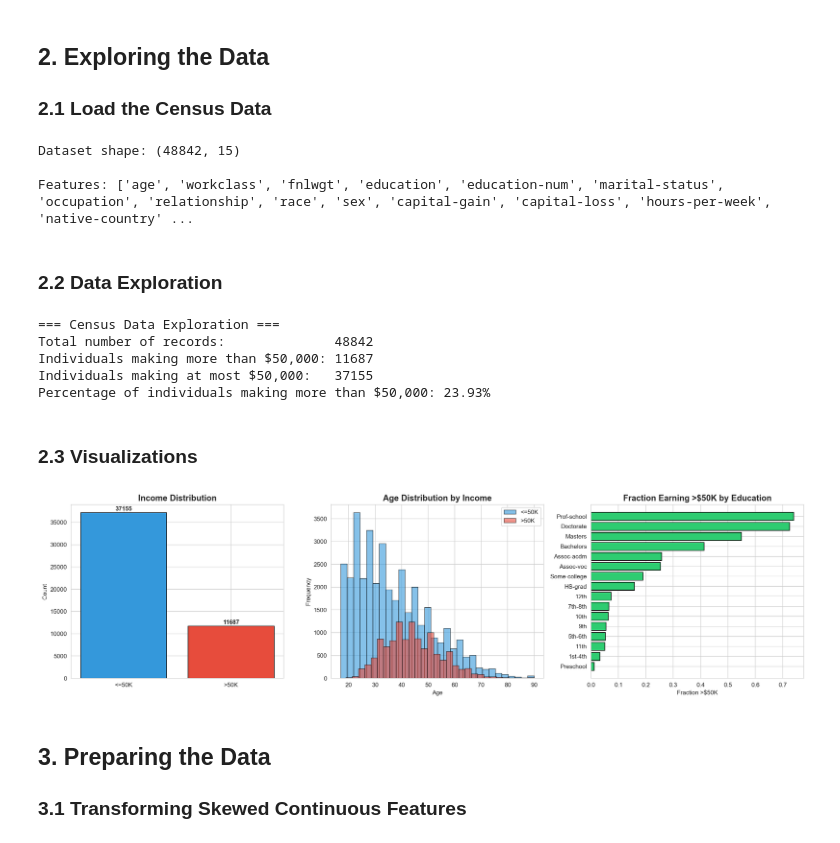
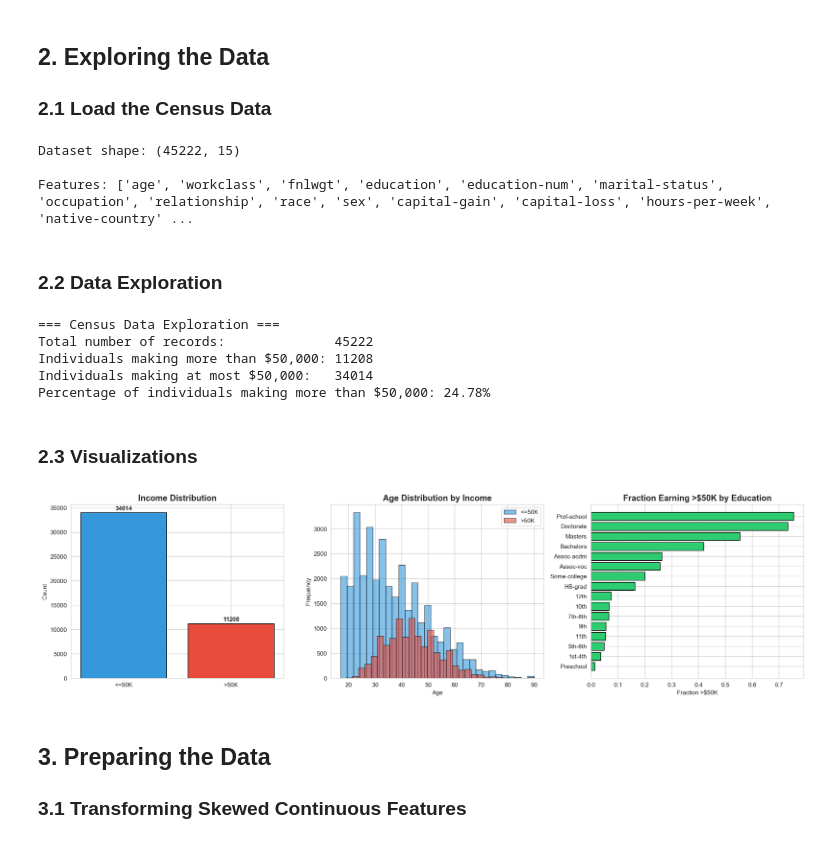
Before and after one commit to LeoLin990405/finding-donors-charityml, a Jupyter notebook: finding_donors.ipynb, the cells around one changed output. Drawn from its saved outputs; the diff is of its cells as text; code cells hidden in the pictures.

```diff
--- a/finding_donors.ipynb
+++ b/finding_donors.ipynb
@@ -41,21 +41,15 @@ Libraries loaded successfully.
 ### 2.1 Load the Census Data
 # %%
 # Load the Census dataset
-# The dataset is the UCI Census Income dataset
-from sklearn.datasets import fetch_openml
-
-data = fetch_openml('adult', version=2, as_frame=True, parser='auto')
-df = data.frame.copy()
-
-# Rename target column
-df = df.rename(columns={'class': 'class'})
+data = pd.read_csv('census.csv')
+df = data.copy()
 
 # Display basic info
 print(f"Dataset shape: {df.shape}")
 print(f"\nFeatures: {list(df.columns)}")
 df.head()
 # %% [output]
-Dataset shape: (48842, 15)
+Dataset shape: (45222, 15)
 
 Features: ['age', 'workclass', 'fnlwgt', 'education', 'education-num', 'marital-status', 'occupation', 'relationship', 'race', 'sex', 'capital-gain', 'capital-loss', 'hours-per-week', 'native-country' ...
 # %% [markdown]
@@ -63,8 +57,8 @@ Features: ['age', 'workclass', 'fnlwgt', 'education', 'education-num', 'marital-
 # %%
 # Data Exploration — Required by Rubric
 n_records = len(df)
-n_greater_50k = (df['class'] == '>50K').sum()
-n_at_most_50k = (df['class'] == '<=50K').sum()
+n_greater_50k = (df['income'] == '>50K').sum()
+n_at_most_50k = (df['income'] == '<=50K').sum()
 greater_percent = (n_greater_50k / n_records) * 100
 
 print("=== Census Data Exploration ===")
@@ -74,44 +68,44 @@ print(f"Individuals making at most $50,000:   {n_at_most_50k}")
 print(f"Percentage of individuals making more than $50,000: {greater_percent:.2f}%")
 # %% [output]
 === Census Data Exploration ===
-Total number of records:              48842
-Individuals making more than $50,000: 11687
-Individuals making at most $50,000:   37155
-Percentage of individuals making more than $50,000: 23.93%
+Total number of records:              45222
+Individuals making more than $50,000: 11208
+Individuals making at most $50,000:   34014
+Percentage of individuals making more than $50,000: 24.78%
 # %% [markdown]
 ### 2.3 Visualizations
 # %%
 fig, axes = plt.subplots(1, 3, figsize=(18, 5))
 
 # 1. Income distribution
-income_counts = df['class'].value_counts()
+income_counts = df['income'].value_counts()
 colors = ['#3498db', '#e74c3c']
 axes[0].bar(income_counts.index, income_counts.values, color=colors, edgecolor='black')
 axes[0].set_title('Income Distribution', fontsize=14, fontweight='bold')
 axes[0].set_ylabel('Count')
 for i, v in enumerate(income_counts.values):
     axes[0].text(i, v + 500, str(v), ha='center', fontweight='bold')
 
 # 2. Age distribution by income
 for label, color in zip(['<=50K', '>50K'], colors):
-    subset = df[df['class'] == label]['age'].astype(float)
+    subset = df[df['income'] == label]['age'].astype(float)
     axes[1].hist(subset, bins=30, alpha=0.6, color=color, label=label, edgecolor='black')
 axes[1].set_title('Age Distribution by Income', fontsize=14, fontweight='bold')
 axes[1].set_xlabel('Age')
 axes[1].set_ylabel('Frequency')
 axes[1].legend()
 
 # 3. Education level vs income
-edu_order = df.groupby('education')['class'].apply(lambda x: (x == '>50K').mean()).sort_values()
+edu_order = df.groupby('education')['income'].apply(lambda x: (x == '>50K').mean()).sort_values()
 axes[2].barh(edu_order.index, edu_order.values, color='#2ecc71', edgecolor='black')
 axes[2].set_title('Fraction Earning >$50K by Education', fontsize=14, fontweight='bold')
 axes[2].set_xlabel('Fraction >$50K')
 
 plt.tight_layout()
 plt.savefig('data_exploration.png', dpi=150, bbox_inches='tight')
 plt.show()
 # %% [output]
-[figure, old version]
+[figure, new version]
 # %% [markdown]
 ## 3. Preparing the Data
 
```
Also changed, not shown: parts of 11 cells of this notebook, 6 other files.
